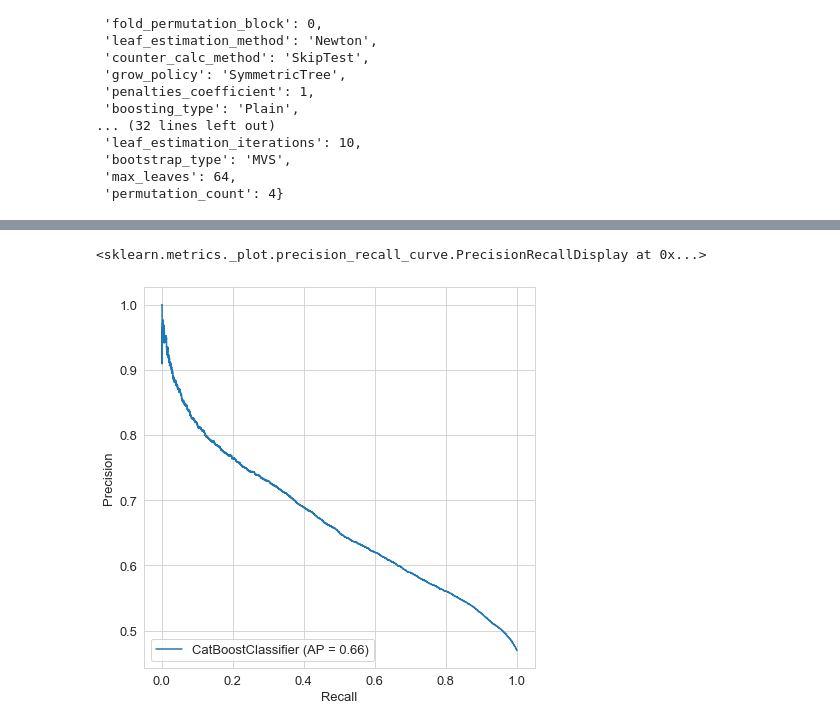
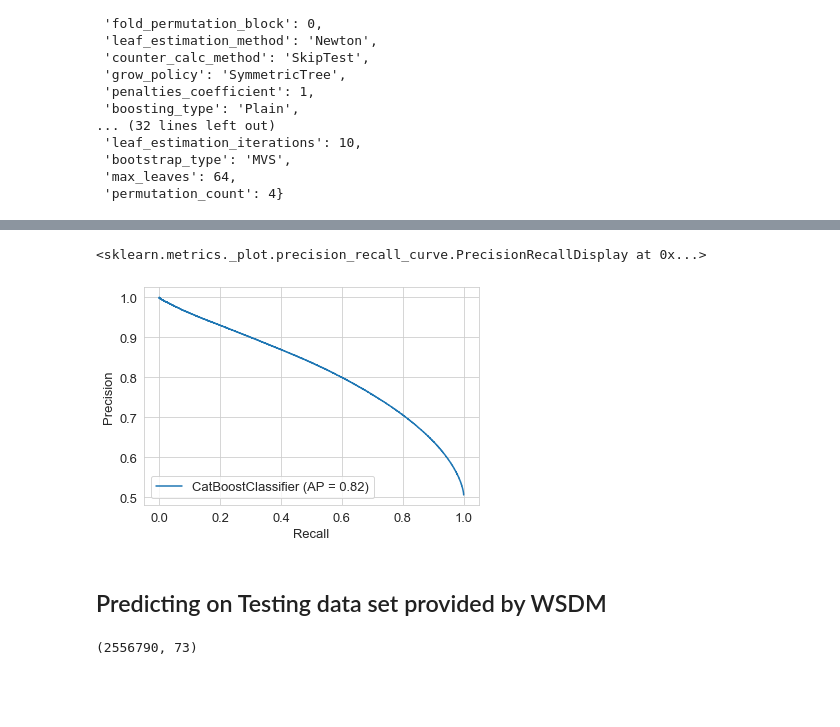
Before and after one commit to Sukhadia1/Springboard_DSC, a Jupyter notebook: Capstone Project 2/Capstone Project 2 - CatBoost.ipynb, the cells around one changed output, grey strips where cells are left out. Cells and saved outputs as stored; diff of their text form; code cells hidden in the pictures; blank space fills up the shorter version.

```diff
--- a/Capstone Project 2/Capstone Project 2 - CatBoost.ipynb
+++ b/Capstone Project 2/Capstone Project 2 - CatBoost.ipynb
@@ -79,6 +76,6 @@ memory usage: 960.7 MB
 # %%
 # Separating Numeric and Non_numeric Data
-cat_names = ['source_system_tab', 'source_screen_name','source_type','gender']
+cat_names = ['source_system_tab', 'source_screen_name','source_type', 'song_type']
 
 categorical = df.drop(df.columns.difference(cat_names),axis = 1)
 numeric = df.drop(cat_names, axis = 1)
@@ -138,3 +163,11 @@ Ensuring that we have the same fractions of all class in both train and test dat
+# %%
+float_names = list(X_train_norm.select_dtypes(include='float64').columns)
+X_train_norm[float_names] = X_train_norm[float_names].astype('float16')
+X_test_norm[float_names] = X_test_norm[float_names].astype('float16')
+
+float_names = list(X_train_norm.select_dtypes(include='float32').columns)
+X_train_norm[float_names] = X_train_norm[float_names].astype('float16')
+X_test_norm[float_names] = X_test_norm[float_names].astype('float16')
 # %% [markdown]
 ### CatBoost Classifier
 # %%
@@ -155,6 +188,6 @@ def auc_curve(y_test,y_pred_test,auc_test):
     _ = plt.title('Receiver operating characteristic example')
     _ = plt.legend(loc="lower right")
 # %%
-cb_clf = cb.CatBoostClassifier(random_state = 42, one_hot_max_size = 40)
-cb_clf.fit(X_train, y_train, cat_features= cat_index)
+cb_clf = cb.CatBoostClassifier(random_state = 42, one_hot_max_size = 40, thread_count = 4)
+cb_clf.fit(X_train_norm, y_train, cat_features= cat_index)
 # %% [output]
@@ -372,27 +302,0 @@ _ = plt.ylabel('Log Loss')
-# %%
-from sklearn.model_selection import RandomizedSearchCV
-from sklearn.model_selection import GridSearchCV
-from scipy.stats import uniform, randint
-
-params = {
-    #"gamma": uniform(0.03, 0.3),
-    "max_depth": [5, 6, 7], # default 3
-    #'min_data_in_leaf' : [3, 4, 6, 10],
-    'rsm': [0.5, 0.6, 0.7],
-    'subsample': [0.4, 0.5, 0.7, 0.8],
-    'l2_leaf_reg' : [5, 15, 20, 25]
-    #'one_hot_max_size' : [1, 2, 3, 4, 5, 9]
-}
-
-cb_clf = cb.CatBoostClassifier(random_state = 42, min_data_in_leaf = 1,
-                               verbose = 1, one_hot_max_size = 9, learning_rate = 0.06,
-                               cat_features= cat_index_t, n_estimators = 750)
-#cv = RandomizedSearchCV(xg, param_distributions=params, random_state=42,
-#                        n_iter=200, cv=5, verbose=2, n_jobs=4, scoring = 'neg_log_loss')
-
-cv = GridSearchCV(cb_clf, param_grid=params, cv=5, verbose=2, n_jobs=4, scoring = 'roc_auc')
-
-cv.fit(X_train_sc,y_train)
-
-print(cv.best_params_)
-print(cv.best_score_)
@@ -505,6 +303,16 @@ def pr_auc_curve(y_test,y_pred_test,auc_test):
 # %%
 from sklearn.metrics import plot_precision_recall_curve
-plot_precision_recall_curve(best_lr, X_test_sc, y_test)
+plot_precision_recall_curve(cb_clf, X_test_norm, y_test)
 # %% [output]
 <sklearn.metrics._plot.precision_recall_curve.PrecisionRecallDisplay at 0x...>
-[figure, old version]
+[figure, new version]
+# %% [markdown]
+## Predicting on Testing data set provided by WSDM
+# %%
+#load original data into dataframe
+file2 ='D:\\Abhishek\\Personal\\Springboard\\music_recom\\test_final.csv'
+
+df_test = pd.read_csv(file2)
+df_test.shape
+# %% [output]
+(2556790, 73)
```
Also changed, not shown: parts of 40 cells of this notebook, 15 other files.
